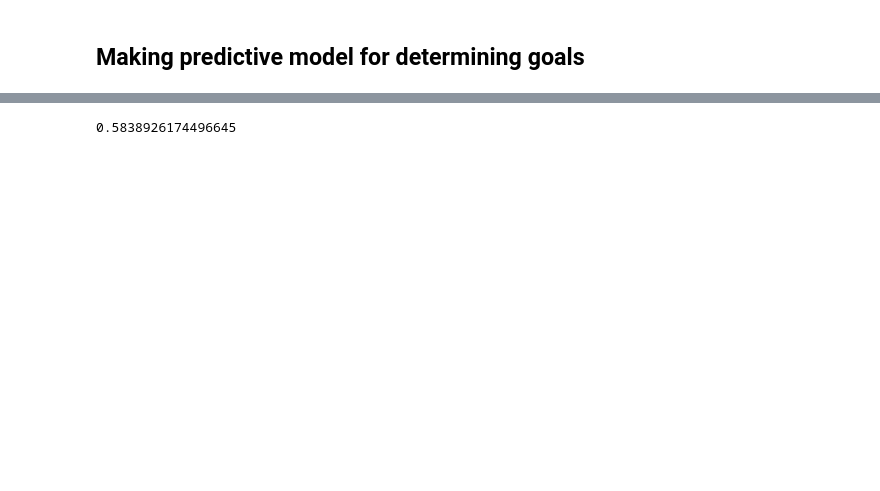
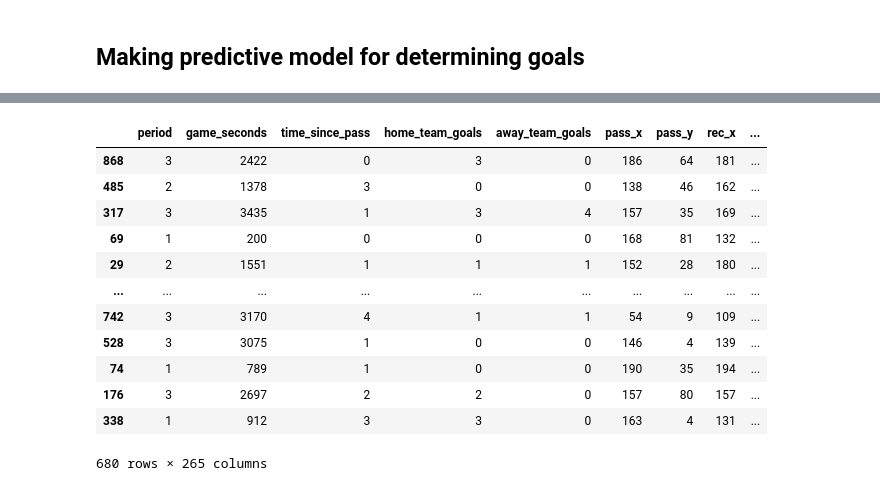
Before and after one commit to davejscott/big_data_cup_2021_hockey, a Jupyter notebook: DS_Mar52021_data_analysis.ipynb, the cells around one changed output, grey strips where cells are left out. Cells and saved outputs as stored; diff of their text form; code cells hidden in the pictures; blank space fills up the shorter version.

```diff
--- a/DS_Mar52021_data_analysis.ipynb
+++ b/DS_Mar52021_data_analysis.ipynb
@@ -50,4 +53,16 @@ precision_score(y_test, rfe.predict(X_test))
-# %%
-recall_score(y_test, rfe.predict(X_test))
-# %% [output]
-0.5838926174496645
+# %%
+X_train
+# %% [output]
+|  | period | game_seconds | time_since_pass | home_team_goals | away_team_goals | pass_x | pass_y | rec_x | ... |
+| 868 | 3 | 2422 | 0 | 3 | 0 | 186 | 64 | 181 | ... |
+| 485 | 2 | 1378 | 3 | 0 | 0 | 138 | 46 | 162 | ... |
+| 317 | 3 | 3435 | 1 | 3 | 4 | 157 | 35 | 169 | ... |
+| 69 | 1 | 200 | 0 | 0 | 0 | 168 | 81 | 132 | ... |
+| 29 | 2 | 1551 | 1 | 1 | 1 | 152 | 28 | 180 | ... |
+| ... | ... | ... | ... | ... | ... | ... | ... | ... | ... |
+| 742 | 3 | 3170 | 4 | 1 | 1 | 54 | 9 | 109 | ... |
+| 528 | 3 | 3075 | 1 | 0 | 0 | 146 | 4 | 139 | ... |
+| 74 | 1 | 789 | 1 | 0 | 0 | 190 | 35 | 194 | ... |
+| 176 | 3 | 2697 | 2 | 2 | 0 | 157 | 80 | 157 | ... |
+| 338 | 1 | 912 | 3 | 3 | 0 | 163 | 4 | 131 | ... |
+680 rows × 265 columns
```
Also changed, not shown: parts of 12 cells of this notebook, 3 other files.
